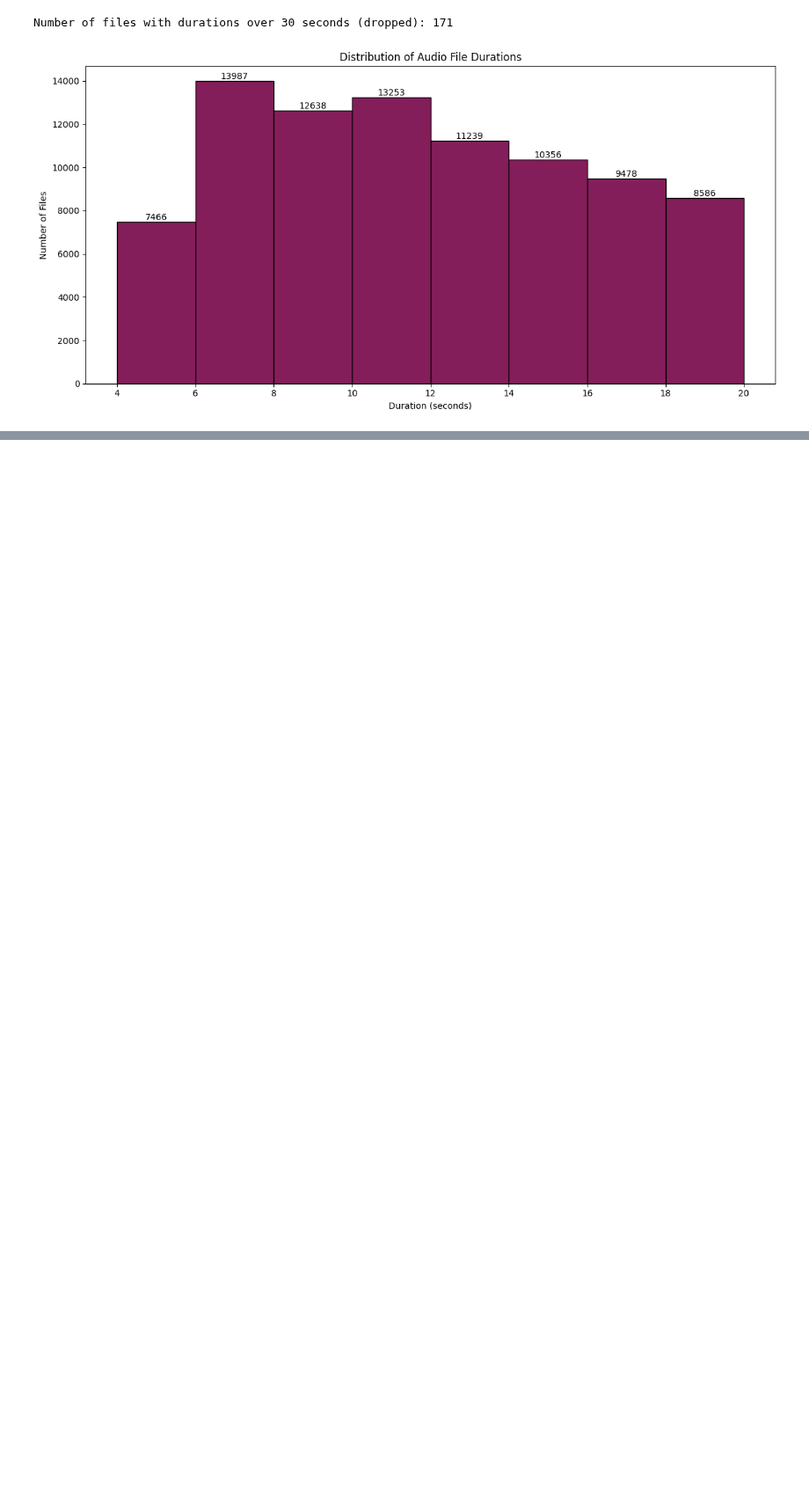
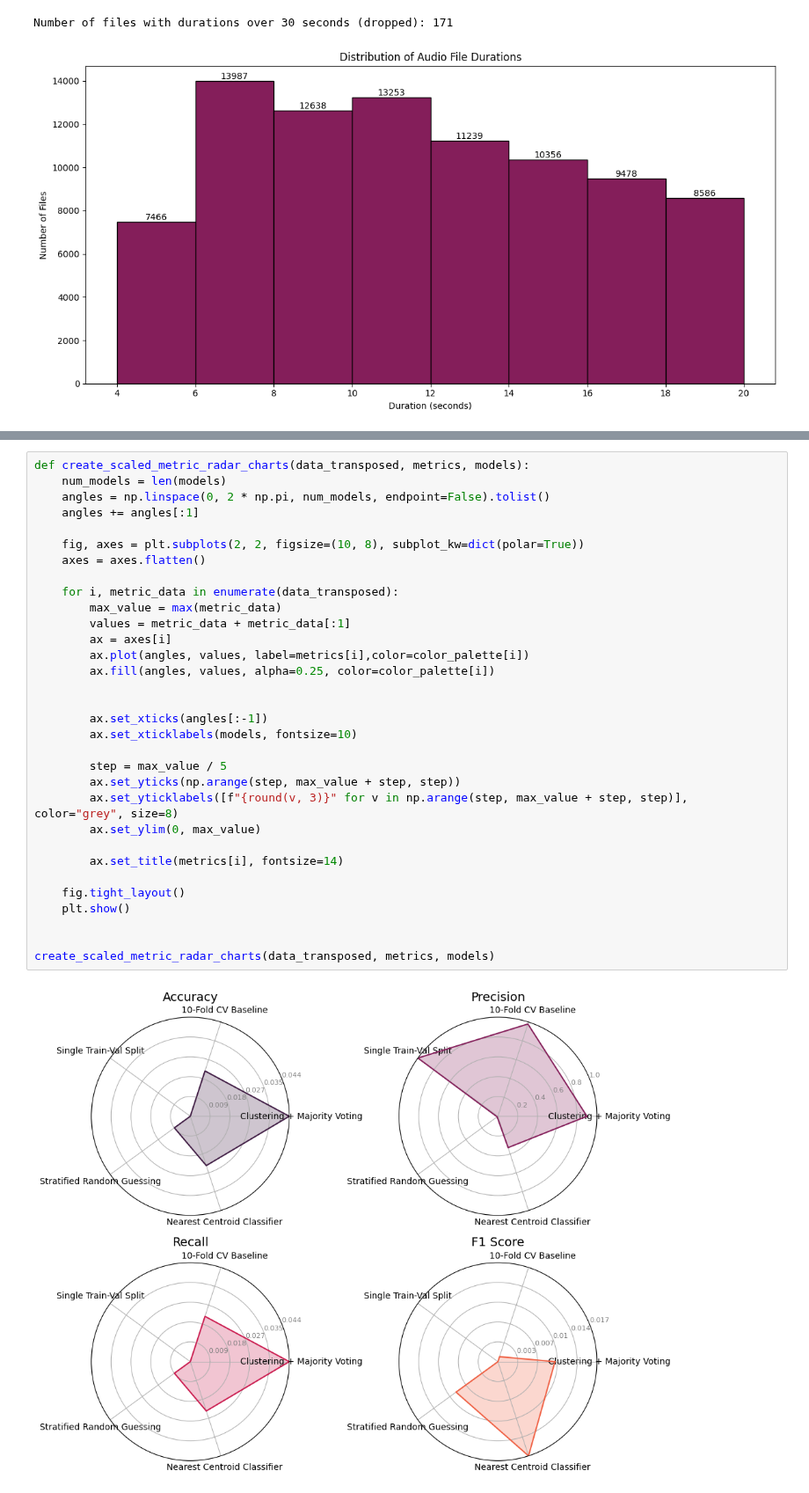
Before and after one commit to Davee02/HSLU.DSPRO1.BirdDetection, a Jupyter notebook: notebooks/09-report-visualizations.ipynb, the cells around one changed output, grey strips where cells are left out. Shown at 88% size. Saved outputs shown, nothing was run; the diff lists cells and outputs as text; blank space fills up the shorter version.

```diff
--- a/notebooks/09-report-visualizations.ipynb
+++ b/notebooks/09-report-visualizations.ipynb
@@ -263,0 +311,34 @@ Number of files with durations over 30 seconds (dropped): 171
+# %%
+def create_scaled_metric_radar_charts(data_transposed, metrics, models):
+    num_models = len(models)
+    angles = np.linspace(0, 2 * np.pi, num_models, endpoint=False).tolist()
+    angles += angles[:1]
+
+    fig, axes = plt.subplots(2, 2, figsize=(10, 8), subplot_kw=dict(polar=True))
+    axes = axes.flatten()
+
+    for i, metric_data in enumerate(data_transposed):
+        max_value = max(metric_data)
+        values = metric_data + metric_data[:1]
+        ax = axes[i]
+        ax.plot(angles, values, label=metrics[i],color=color_palette[i])
+        ax.fill(angles, values, alpha=0.25, color=color_palette[i])
+
+
+        ax.set_xticks(angles[:-1])
+        ax.set_xticklabels(models, fontsize=10)
+
+        step = max_value / 5
+        ax.set_yticks(np.arange(step, max_value + step, step))
+        ax.set_yticklabels([f"{round(v, 3)}" for v in np.arange(step, max_value + step, step)], color="grey", size=8)
+        ax.set_ylim(0, max_value)
+
+        ax.set_title(metrics[i], fontsize=14)
+
+    fig.tight_layout()
+    plt.show()
+
+
+create_scaled_metric_radar_charts(data_transposed, metrics, models)
+# %% [output]
+[figure, added]
```
Also changed, not shown: parts of 2 cells of this notebook.
